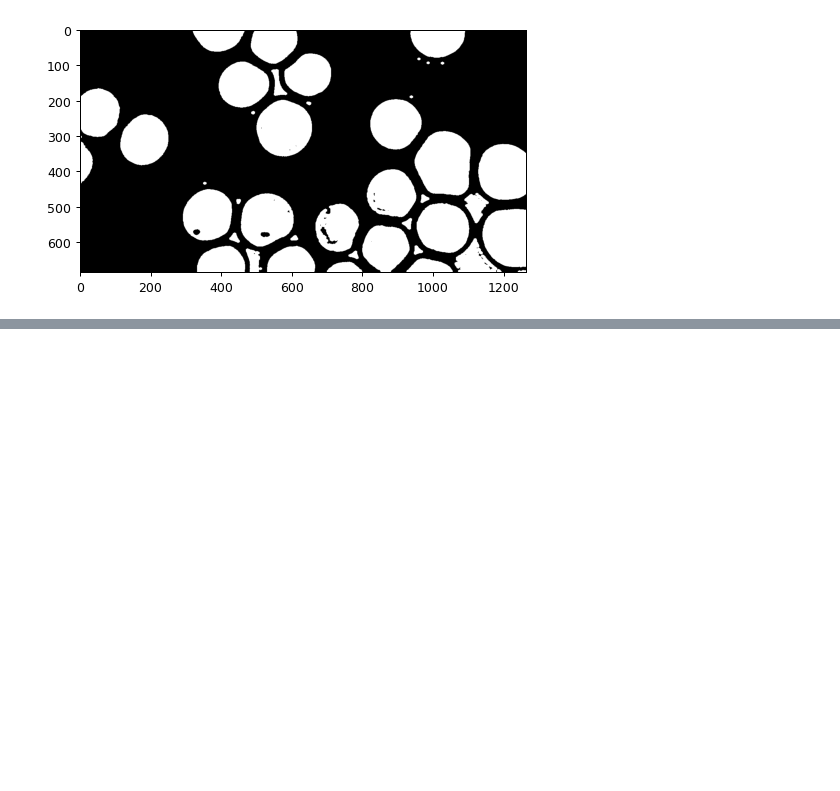
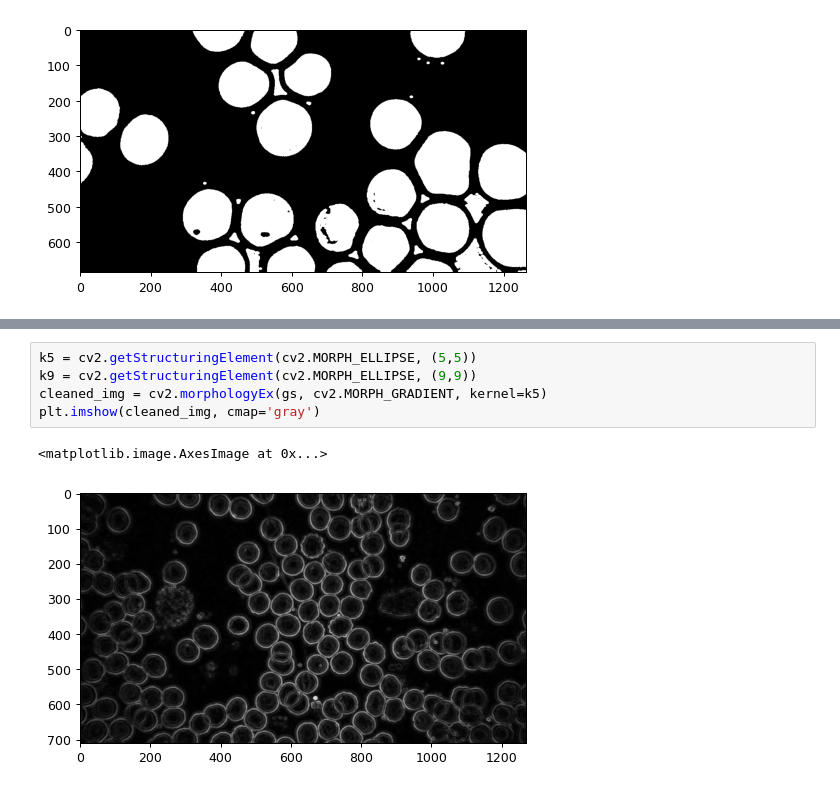
Before and after one commit to handlessdude/cv-labs, a Jupyter notebook: lab-08.ipynb, the cells around one changed output, grey strips where cells are left out. Drawn from its saved outputs; the diff is of its cells as text; blank space fills up the shorter version.

```diff
--- a/lab-08.ipynb
+++ b/lab-08.ipynb
@@ -225,0 +219,8 @@ ws(img_src, cleaned_img, 0.3)
+# %%
+k5 = cv2.getStructuringElement(cv2.MORPH_ELLIPSE, (5,5))
+k9 = cv2.getStructuringElement(cv2.MORPH_ELLIPSE, (9,9))
+cleaned_img = cv2.morphologyEx(gs, cv2.MORPH_GRADIENT, kernel=k5)
+plt.imshow(cleaned_img, cmap='gray')
+# %% [output]
+<matplotlib.image.AxesImage at 0x...>
+[figure, added]
```
Also changed, not shown: parts of 14 cells of this notebook.
